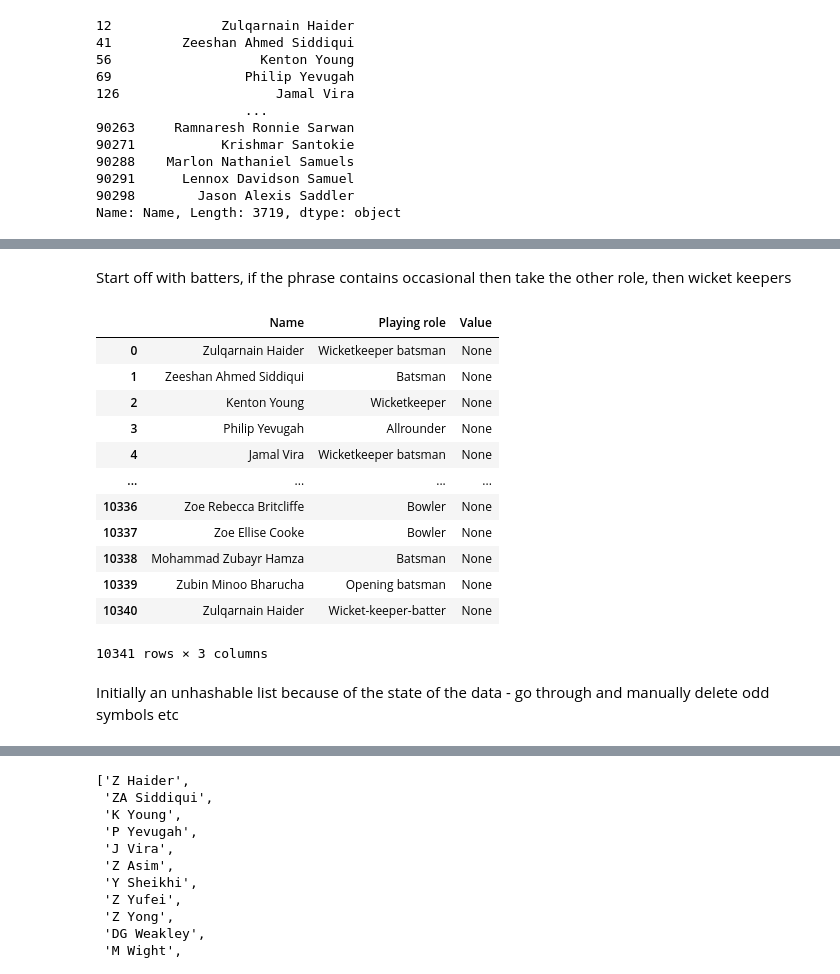
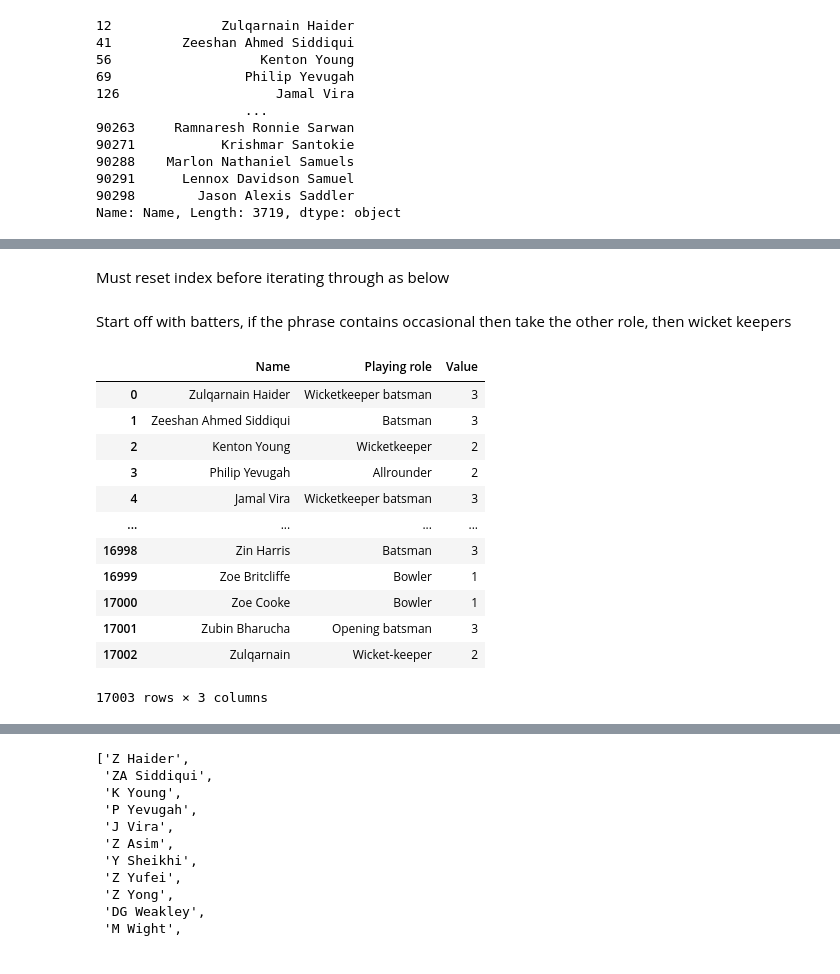
Before and after one commit to Swalke20/DLS_Project, a Jupyter notebook: DLS Data.ipynb, the cells around one changed output, grey strips where cells are left out. Saved outputs shown, nothing was run; the diff lists cells and outputs as text; code cells hidden in the pictures.

```diff
--- a/DLS Data.ipynb
+++ b/DLS Data.ipynb
@@ -1396,2 +1445,2 @@ long_cricketers_df = long_cricketers_df[long_cricketers_df['Playing role'].str.c
 # %%
-long_cricketers_df.drop_duplicates(inplace = True)
+cricketers_df.drop_duplicates(inplace = True)
@@ -1398,2 +1451,2 @@ long_cricketers_df.drop_duplicates(inplace = True)
 # %%
-long_cricketers_df = long_cricketers_df.reset_index(drop=True)
+cricketers_df = cricketers_df.reset_index(drop=True)
@@ -1400,2 +1455,2 @@ long_cricketers_df = long_cricketers_df.reset_index(drop=True)
 # %%
-long_cricketers_df = long_cricketers_df.assign(Value=None)
+cricketers_df = cricketers_df.assign(Value=None)
@@ -1404,3 +1473,7 @@ value for players - work out how to create a column on it
+# %% [markdown]
+Must reset index before iterating through as below
+# %%
+cricketers_df = cricketers_df.reset_index(drop=True)
 # %% [markdown]
 Start off with batters, if the phrase contains occasional then take the other role, then wicket keepers
 # %%
@@ -1446,18 +1519,18 @@ for index, row in long_cricketers_df.iterrows():
     elif 'arm' in row['Playing role']:
         row['Value'] = 1
 # %%
-long_cricketers_df
+cricketers_df
 # %% [output]
 |  | Name | Playing role | Value |
-| 0 | Zulqarnain Haider | Wicketkeeper batsman | None |
-| 1 | Zeeshan Ahmed Siddiqui | Batsman | None |
-| 2 | Kenton Young | Wicketkeeper | None |
-| 3 | Philip Yevugah | Allrounder | None |
-| 4 | Jamal Vira | Wicketkeeper batsman | None |
+| 0 | Zulqarnain Haider | Wicketkeeper batsman | 3 |
+| 1 | Zeeshan Ahmed Siddiqui | Batsman | 3 |
+| 2 | Kenton Young | Wicketkeeper | 2 |
+| 3 | Philip Yevugah | Allrounder | 2 |
+| 4 | Jamal Vira | Wicketkeeper batsman | 3 |
 | ... | ... | ... | ... |
-| 10336 | Zoe Rebecca Britcliffe | Bowler | None |
-| 10337 | Zoe Ellise Cooke | Bowler | None |
-| 10338 | Mohammad Zubayr Hamza | Batsman | None |
-| 10339 | Zubin Minoo Bharucha | Opening batsman | None |
-| 10340 | Zulqarnain Haider | Wicket-keeper-batter | None |
+| 16998 | Zin Harris | Batsman | 3 |
+| 16999 | Zoe Britcliffe | Bowler | 1 |
+| 17000 | Zoe Cooke | Bowler | 1 |
+| 17001 | Zubin Bharucha | Opening batsman | 3 |
+| 17002 | Zulqarnain | Wicket-keeper | 2 |
-10341 rows × 3 columns
+17003 rows × 3 columns
@@ -1473,3 +1537 @@ long_cricketers_df
-# %% [markdown]
-Initially an unhashable list because of the state of the data - go through and manually delete odd symbols etc
 # %%
```
Also changed, not shown: parts of 86 cells of this notebook.
